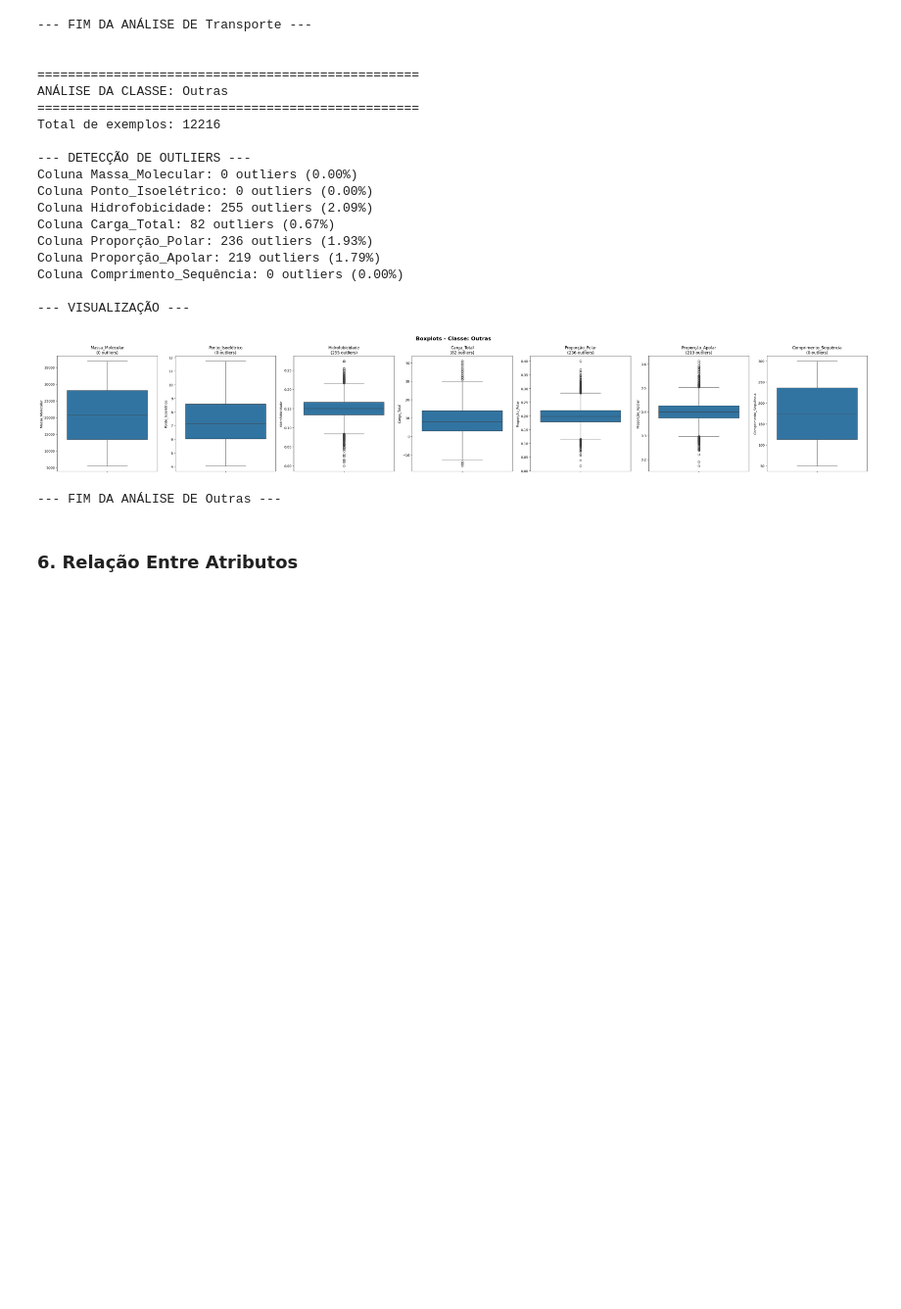
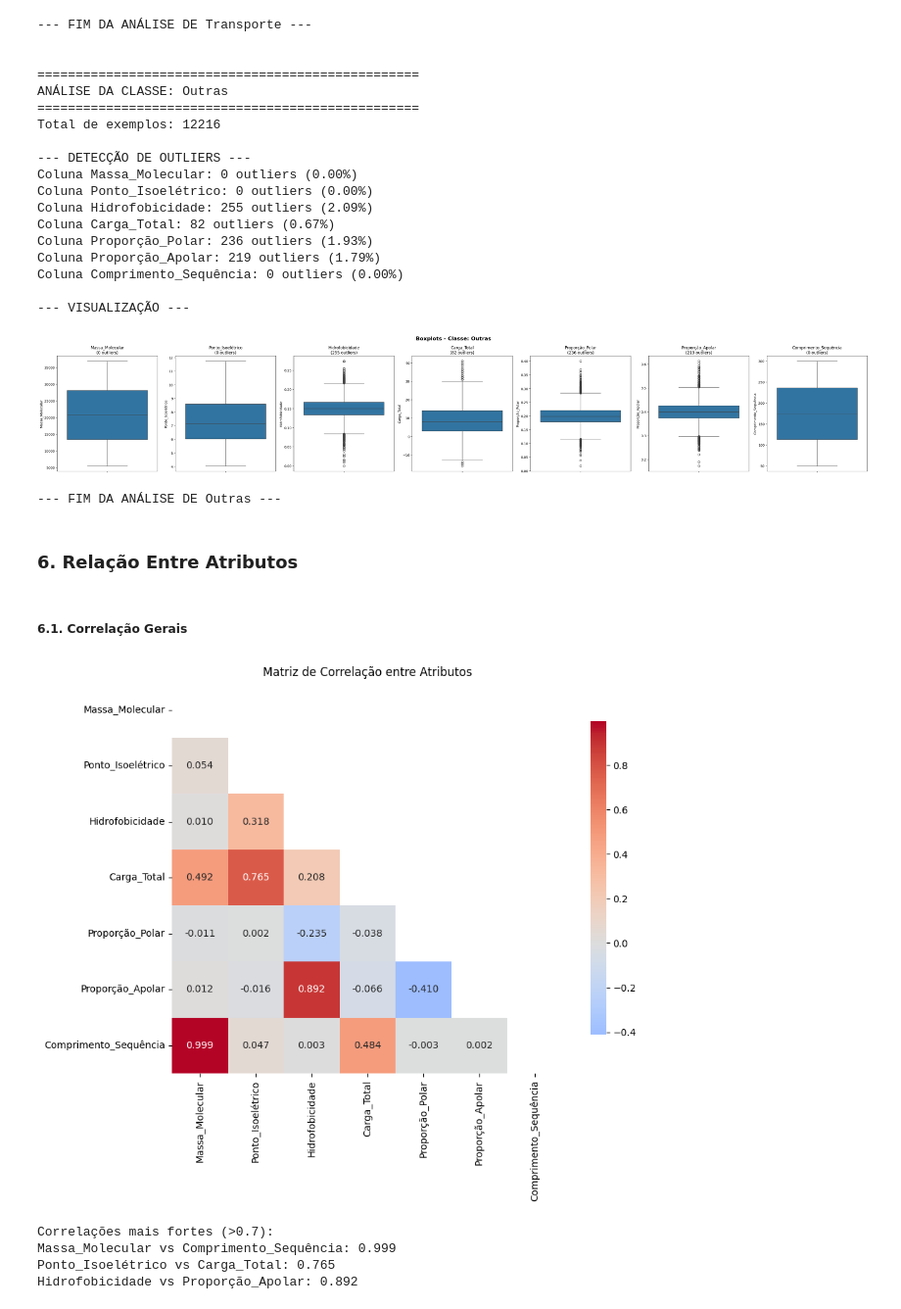
Before and after one commit to marcellovictor/classificacao-proteinas, a Jupyter notebook: analise_exploratoria_proteinas.ipynb, the cells around one changed output. Shown at 98% size. Cells and saved outputs as stored; diff of their text form; code cells hidden in the pictures; blank space fills up the shorter version.

Commit message:
correlação entre atributos (geral e por classe)

```diff
--- a/analise_exploratoria_proteinas.ipynb
+++ b/analise_exploratoria_proteinas.ipynb
@@ -159,6 +167,8 @@ fig, axes = plt.subplots(len(colunas_numericas), 1,
 
 if len(colunas_numericas) == 1:
     axes = [axes]
+
+cores = ['#1f77b4', '#ff7f0e', '#2ca02c', '#d62728', '#9467bd']
 
 for i, coluna in enumerate(colunas_numericas):
     ax = axes[i]
@@ -335,3 +337,32 @@ Coluna Comprimento_Sequência: 0 outliers (0.00%)
 --- FIM DA ANÁLISE DE Outras ---
 # %% [markdown]
 ### 6. Relação Entre Atributos
+# %% [markdown]
+##### 6.1. Correlação Gerais
+# %%
+# calcula matriz de correlação
+correlacao = df[colunas_numericas].corr()
+
+# plotar heatmap
+plt.figure(figsize=(10, 8))
+mask = np.triu(np.ones_like(correlacao, dtype=bool))  # mascara triângulo superior
+sns.heatmap(correlacao, annot=True, cmap='coolwarm', center=0,
+            square=True, fmt='.3f', cbar_kws={"shrink": .8},
+            mask=mask)
+plt.title('Matriz de Correlação entre Atributos')
+plt.tight_layout()
+plt.show()
+
+# mostrar correlações mais fortes
+print("Correlações mais fortes (>0.7):")
+for i in range(len(correlacao.columns)):
+    for j in range(i+1, len(correlacao.columns)):
+        corr_val = correlacao.iloc[i, j]
+        if corr_val > 0.7:
+            print(f"{correlacao.columns[i]} vs {correlacao.columns[j]}: {corr_val:.3f}")
+# %% [output]
+[figure, added]
+Correlações mais fortes (>0.7):
+Massa_Molecular vs Comprimento_Sequência: 0.999
+Ponto_Isoelétrico vs Carga_Total: 0.765
+Hidrofobicidade vs Proporção_Apolar: 0.892
```
Also changed, not shown: parts of 6 cells of this notebook.
